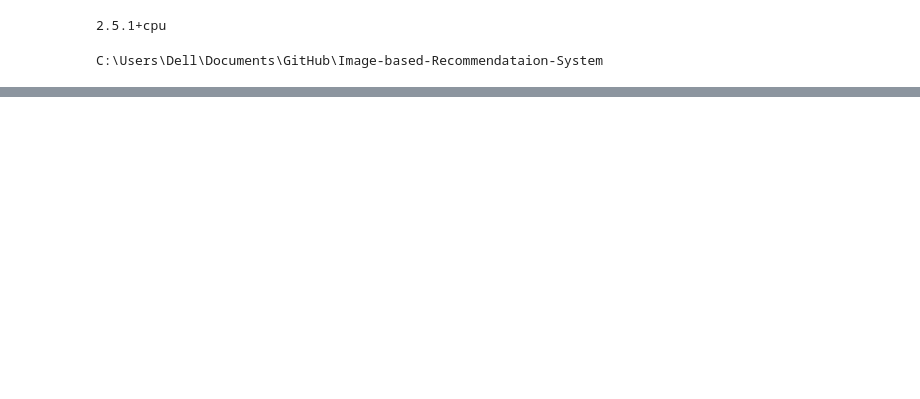
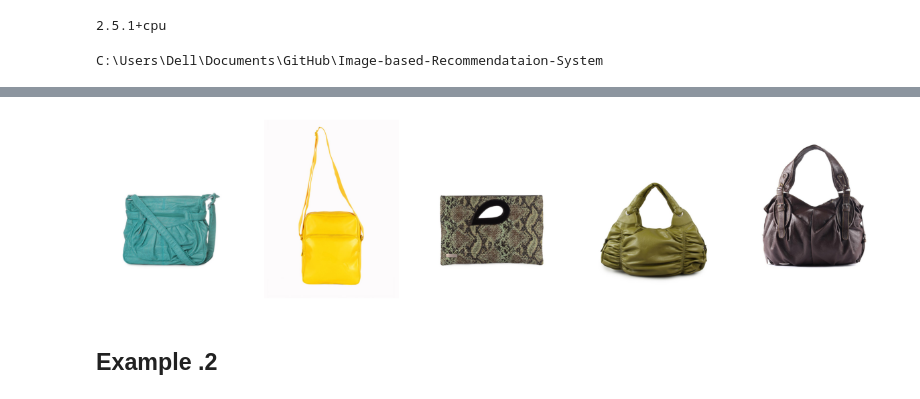
Before and after one commit to emanalytic/Text-Visual-Similarity-ClipOpenai, a Jupyter notebook: notebooks/clip_exp01.ipynb, the cells around one changed output, grey strips where cells are left out. Drawn from its saved outputs; the diff is of its cells as text; code cells hidden in the pictures; blank space fills up the shorter version.

```diff
--- a/notebooks/clip_exp01.ipynb
+++ b/notebooks/clip_exp01.ipynb
@@ -121,0 +279,6 @@ plt.show()
+# %%
+recommendations(ext1)
+# %% [output]
+[figure, added]
+# %% [markdown]
+## Example .2
```
Also changed, not shown: parts of 57 cells of this notebook, 7 other files.
